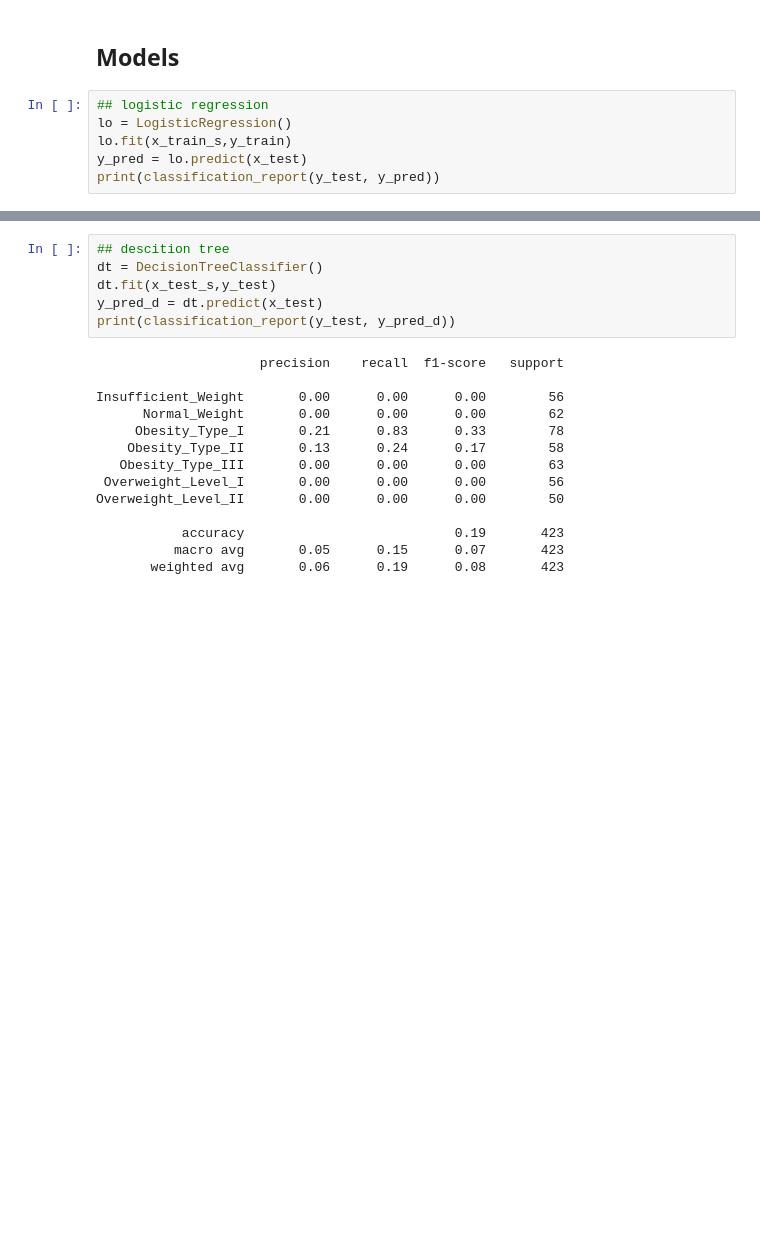
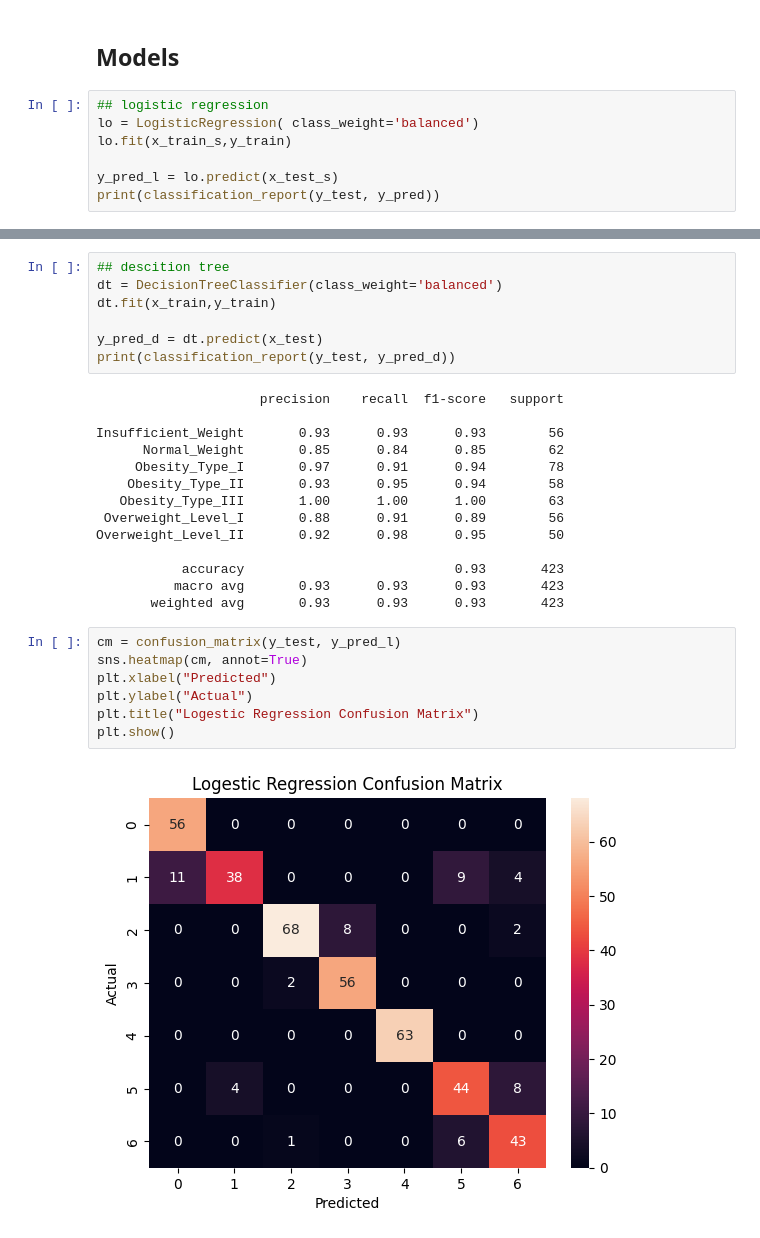
Before and after one commit to habiba-furany/AI_CS_IEEE-ZSB-26, a Jupyter notebook: Task-05/Obesity Prediction/notebook.ipynb, the cells around one changed output, grey strips where cells are left out. Cells and saved outputs as stored; diff of their text form; blank space fills up the shorter version.

```diff
--- a/Task-05/Obesity Prediction/notebook.ipynb
+++ b/Task-05/Obesity Prediction/notebook.ipynb
@@ -207,9 +208,10 @@ df.head()
 ## Models
 # %%
 ## logistic regression
-lo = LogisticRegression()
+lo = LogisticRegression( class_weight='balanced')
 lo.fit(x_train_s,y_train)
-y_pred = lo.predict(x_test)
+
+y_pred_l = lo.predict(x_test_s)
 print(classification_report(y_test, y_pred))
 # %% [output]
                      precision    recall  f1-score   support
@@ -228,20 +230,30 @@ Overweight_Level_II       0.00      0.00      0.00        50
 # %%
 ## descition tree
-dt = DecisionTreeClassifier()
-dt.fit(x_test_s,y_test)
+dt = DecisionTreeClassifier(class_weight='balanced')
+dt.fit(x_train,y_train)
+
 y_pred_d = dt.predict(x_test)
 print(classification_report(y_test, y_pred_d))
 # %% [output]
                      precision    recall  f1-score   support
 
-Insufficient_Weight       0.00      0.00      0.00        56
-      Normal_Weight       0.00      0.00      0.00        62
-     Obesity_Type_I       0.21      0.83      0.33        78
-    Obesity_Type_II       0.13      0.24      0.17        58
-   Obesity_Type_III       0.00      0.00      0.00        63
- Overweight_Level_I       0.00      0.00      0.00        56
-Overweight_Level_II       0.00      0.00      0.00        50
+Insufficient_Weight       0.93      0.93      0.93        56
+      Normal_Weight       0.85      0.84      0.85        62
+     Obesity_Type_I       0.97      0.91      0.94        78
+    Obesity_Type_II       0.93      0.95      0.94        58
+   Obesity_Type_III       1.00      1.00      1.00        63
+ Overweight_Level_I       0.88      0.91      0.89        56
+Overweight_Level_II       0.92      0.98      0.95        50
 
-           accuracy                           0.19       423
-          macro avg       0.05      0.15      0.07       423
-       weighted avg       0.06      0.19      0.08       423
+           accuracy                           0.93       423
+          macro avg       0.93      0.93      0.93       423
+       weighted avg       0.93      0.93      0.93       423
+# %%
+cm = confusion_matrix(y_test, y_pred_l)
+sns.heatmap(cm, annot=True)
+plt.xlabel("Predicted")
+plt.ylabel("Actual")
+plt.title("Logestic Regression Confusion Matrix")
+plt.show()
+# %% [output]
+[figure, added]
```
Also changed, not shown: parts of 3 cells of this notebook, 3 other files.
